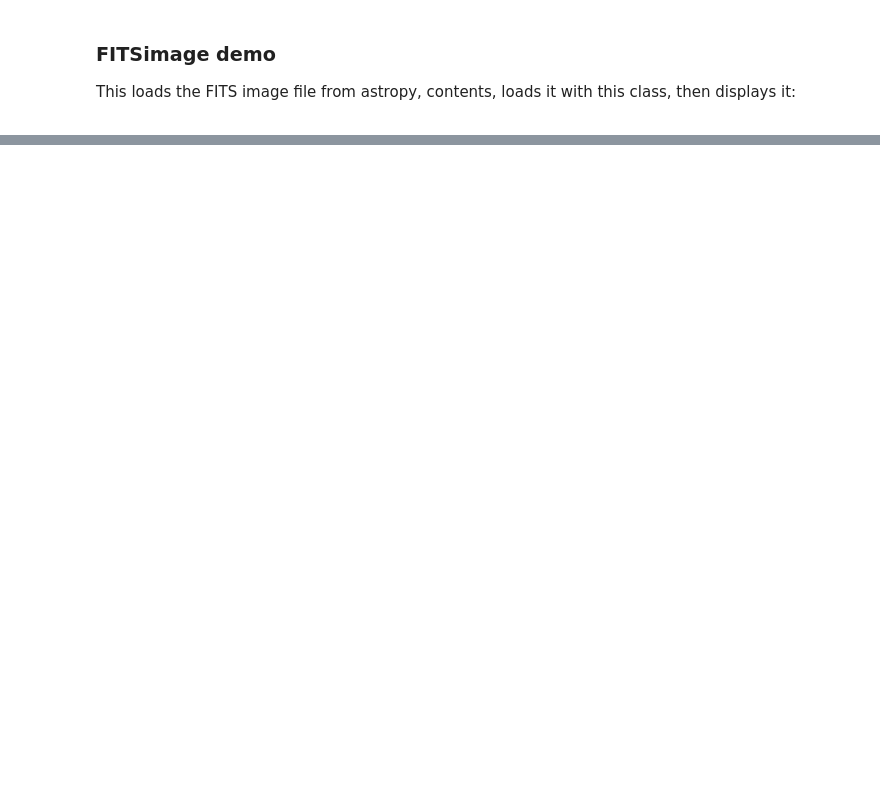
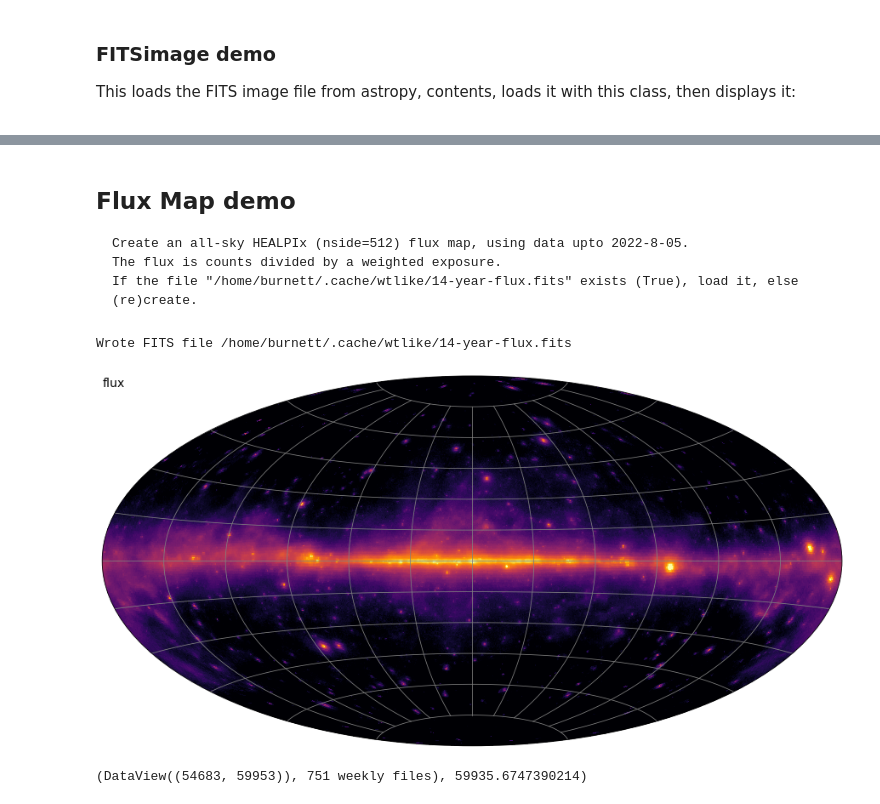
Before and after one commit to tburnett/wtlike, a Jupyter notebook: nbs/04_skymaps.ipynb, the cells around one changed output, grey strips where cells are left out. Drawn from its saved outputs; the diff is of its cells as text; code cells hidden in the pictures; blank space fills up the shorter version.

```diff
--- a/nbs/04_skymaps.ipynb
+++ b/nbs/04_skymaps.ipynb
@@ -395,13 +427,7 @@ class HPmap(object):
     def smooth(self, sigma):
             self.map = healpy.smoothing(self.map, np.radians(sigma))
 
-    @classmethod
-    def from_FITS(cls, filename, *pars, **kwargs):
-        with fits.open(filename) as hdus:
-            header, data = hdus[1].header, hdus[1].data
-        kw = dict(unit=header.get('TUNIT1', ''), name=header['TTYPE1'])
-        kw.update(**kwargs)
-        return cls(data.field(0), *pars, **kw)
+
 
     def ait_plot(self, **kwargs):
         """
@@ -458,7 +484,7 @@ class HPmap(object):
             ('ORDER',    int(np.log2(nside)),   'redundant'),
             ('INDXSCHM', 'IMPLICIT' ,''),
             ('OBJECT' ,  'FULLSKY', ''),
-            ('COORDSYS', 'GAL', ''),
+            ('COORDSYS', 'GALACTIC', ''),
         ]]
         table = fits.BinTableHDU.from_columns([column],header=fits.Header(cards))
         table.name = 'SKYMAP'
@@ -471,6 +497,14 @@ class HPmap(object):
             hdus.writeto(filename, overwrite=True)
             print(f'Wrote FITS file {filename}')
         return hdus
+
+    @classmethod
+    def from_FITS(cls, filename, *pars, **kwargs):
+        with fits.open(filename) as hdus:
+            header, data = hdus[1].header, hdus[1].data
+        kw = dict(unit=header.get('TUNIT1', ''), name=header['TTYPE1'])
+        kw.update(**kwargs)
+        return cls(data.field(0), *pars, **kw)
 # %%
 #| export
 
@@ -854,7 +892,7 @@ if valid:
     display_markdown("""## Convolution demo
         Convolve the map with a "beam", or PSF
 
-        - beam_window: Legendre coefficients or None. For Fermi aeff, use
+        - beam_window: Legendre coefficients or `None`. For Fermi aeff, use
                 exposure.WeightedAeff(Config(), spectrum=None).beam_window()
         - sigma  Gaussian sigma in degrees
 
@@ -885,6 +923,41 @@ if valid:
         - sigma  Gaussian sigma in degrees
 [figure]
 [figure]
+# %%
+#| include: false
+if valid:
+    nside=512
+    stop = '2022-8-05'
+    interval = (0,MJD(stop))
+    filename = Config().cachepath/'14-year-flux.fits'
+    regenerate = True #False
+
+    display_markdown(f"""## Flux Map demo
+    Create an all-sky HEALPIx (nside={nside}) flux map, using data upto {stop}.
+    The flux is counts divided by a weighted exposure.
+    If the file "{filename}" exists ({filename.is_file()}), load it, else (re)create.
+    """)
+
+    if not filename.is_file() or regenerate:
+        flux_map  = lambda time_range: DataView(time_range, nside=nside).flux_map(WeightedAeff().beam_window())*12*nside**2 /(4*np.pi)
+        hpm =HPmap( flux_map( interval),  name='flux', sigma=0.25)
+        hpm.to_FITS(filename)
+    else:
+        hpm = HPmap.from_FITS(filename)
+
+    hpm.ait_plot(log=True, pctlim=(35,99.98), colorbar=False);
+# %% [output]
+## Flux Map demo
+    Create an all-sky HEALPIx (nside=512) flux map, using data upto 2022-8-05.
+    The flux is counts divided by a weighted exposure.
+    If the file "/home/burnett/.cache/wtlike/14-year-flux.fits" exists (True), load it, else (re)create.
+Wrote FITS file /home/burnett/.cache/wtlike/14-year-flux.fits
+[figure, added]
+# %%
+dv = DataView((0,0)); dv
+dv, MJD(dv[-1]['gti_times'][-1])
+# %% [output]
+(DataView((54683, 59953)), 751 weekly files), 59935.6747390214)
 # %%
 #| include: false
 import datetime
```
Also changed, not shown: parts of 15 cells of this notebook, 11 other files.
